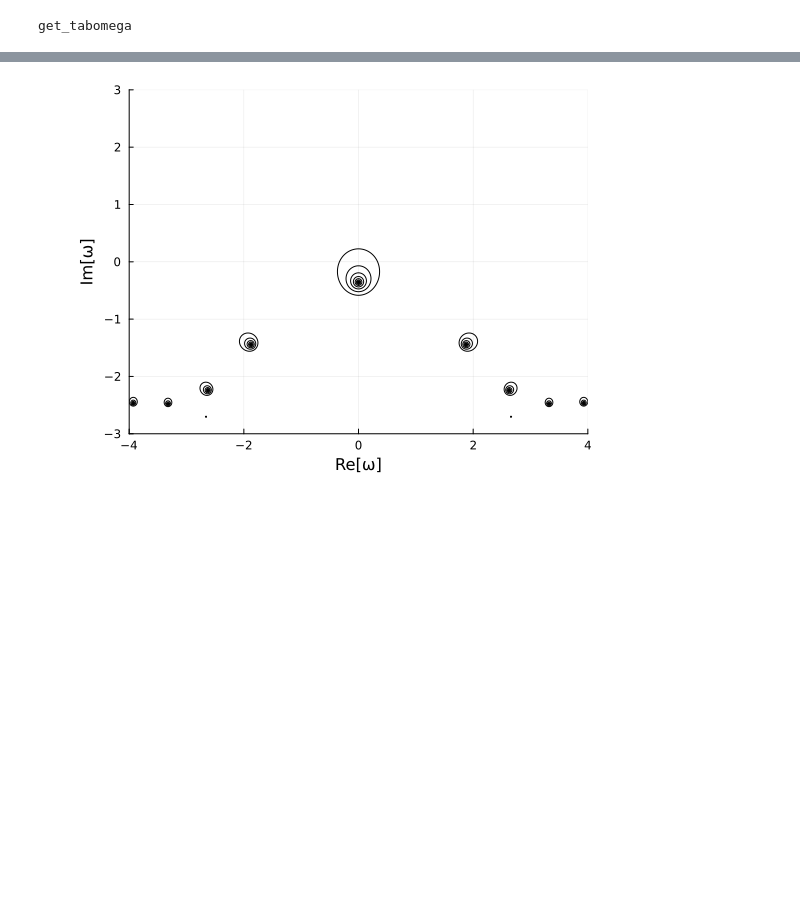
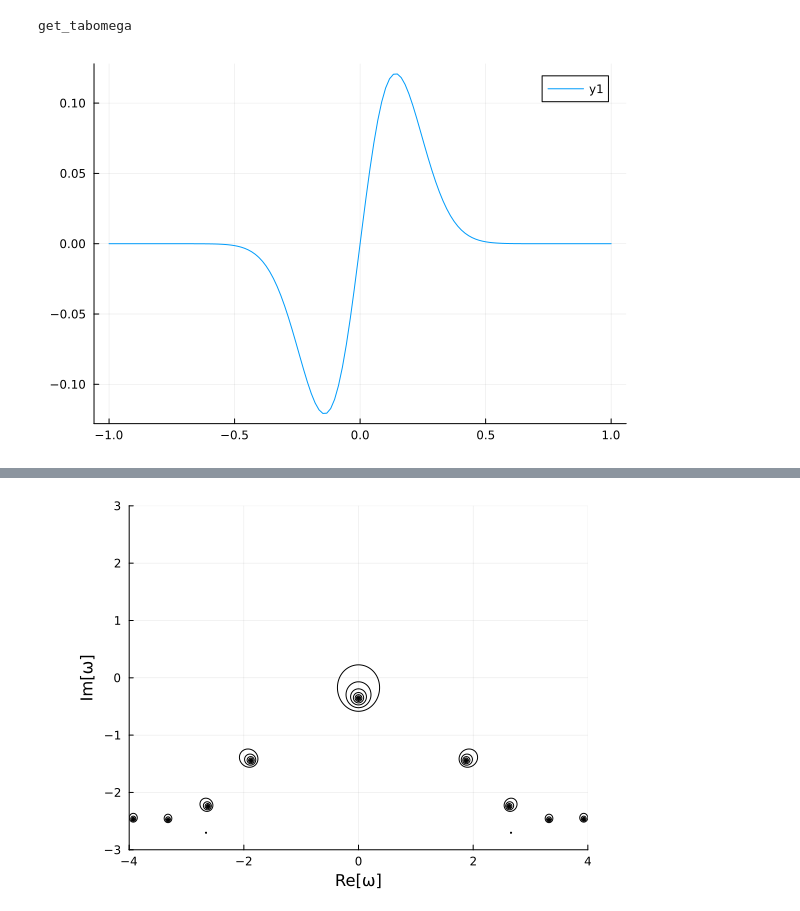
Before and after one commit to JuliaStellarDynamics/FiniteHilbertTransform.jl, a Jupyter notebook: examples/run_plasma.ipynb, the cells around one changed output, grey strips where cells are left out. Saved outputs shown, nothing was run; the diff lists cells and outputs as text; code cells hidden in the pictures; blank space fills up the shorter version.

```diff
--- a/examples/run_plasma.ipynb
+++ b/examples/run_plasma.ipynb
@@ -288,3 +308,13 @@ function get_tabomega(tabOmega::Vector{Float64},tabEta::Vector{Float64})
 end
 # %% [output]
 get_tabomega
+# %%
+Ku = 200
+FHT = FiniteHilbertTransform.LegendreFHT(Ku)
+qself = 0.5
+xmax = 5.0
+tabG = CGFuncPlasma(FHT.tabu, qself, xmax)
+
+plot(FHT.tabu,tabG)
+# %% [output]
+[figure, added]
```
Also changed, not shown: parts of 8 cells of this notebook, 8 other files.
